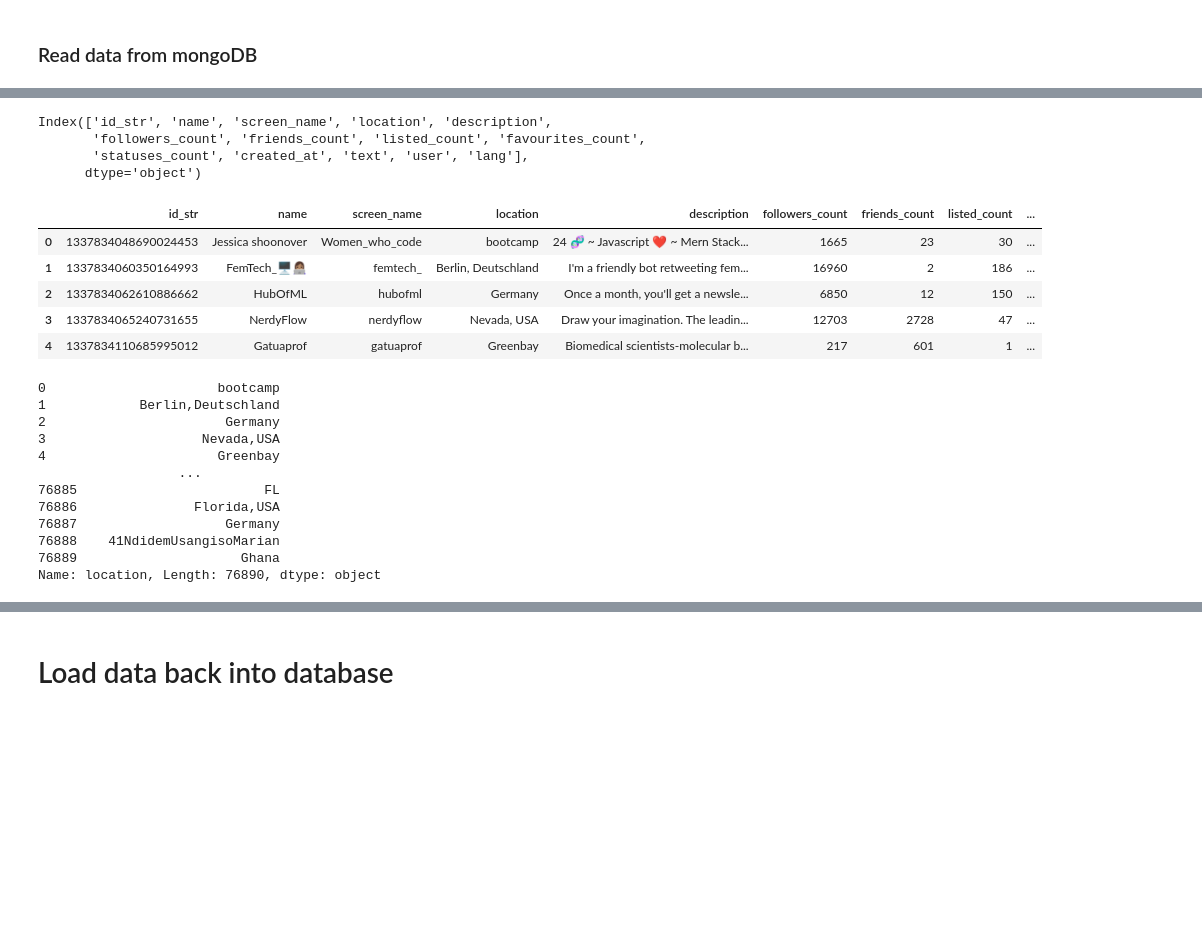
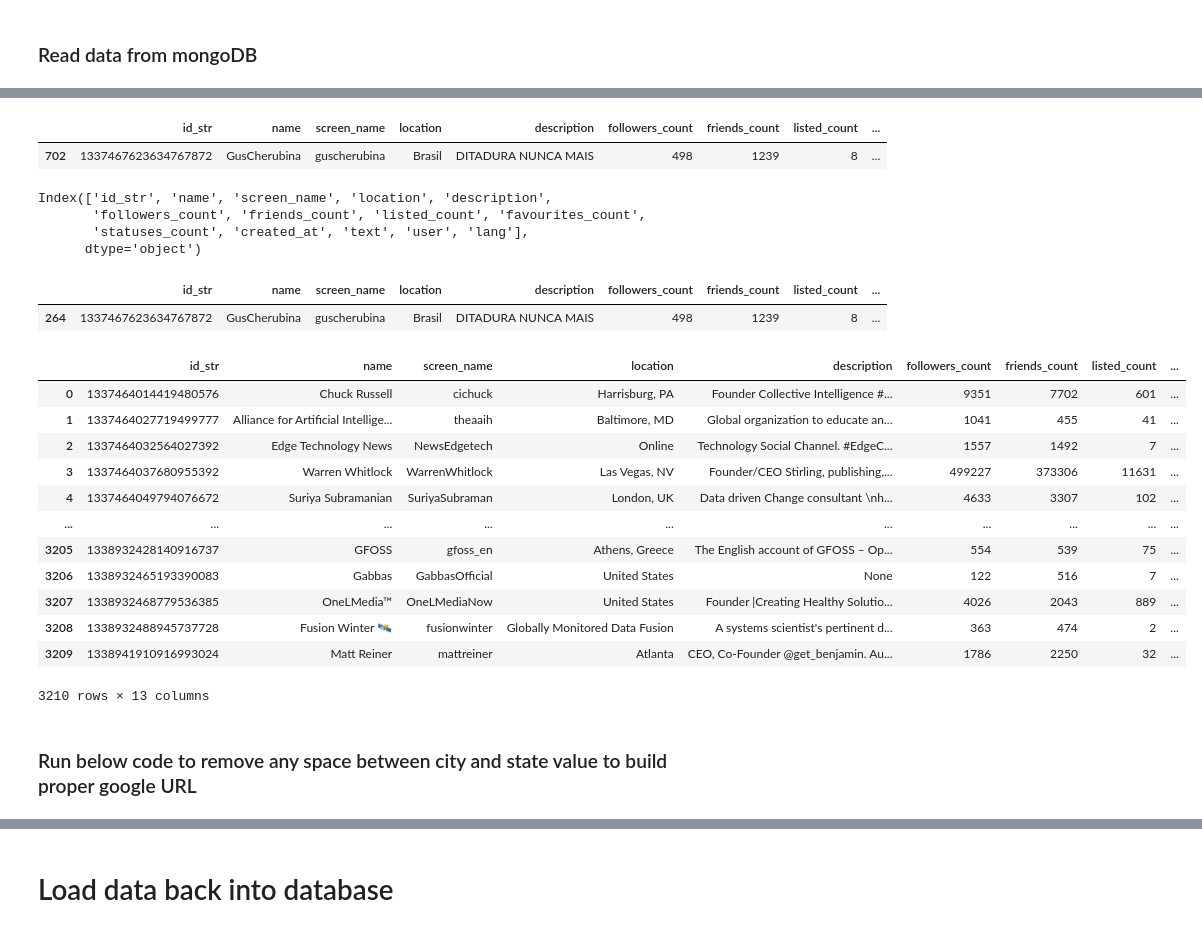
Before and after one commit to drainganggtb/ETL_Pipeline_with_Python, a Jupyter notebook: TweepywithMongoDB.ipynb, the cells around one changed output, grey strips where cells are left out. Cells and saved outputs as stored; diff of their text form; code cells hidden in the pictures; blank space fills up the shorter version.

```diff
--- a/TweepywithMongoDB.ipynb
+++ b/TweepywithMongoDB.ipynb
@@ -81,7 +94,7 @@ from pymongo import MongoClient
 # %%
 client = MongoClient("mongodb://localhost:27017")
 # %%
-db = client['twitter_db']
+db = client['twitterdb']
 # %%
 #db.tweets.drop()
 # %%
@@ -101,9 +128,11 @@ df.head()
 # %%
-# Drop unwanted columns
+# prepare a list to Drop unwanted columns
 list_unwanted_col = ['_id','id','truncated','in_reply_to_status_id','in_reply_to_status_id_str','in_reply_to_user_id','in_reply_to_user_id_str',\
                     'in_reply_to_screen_name','geo','coordinates','retweet_count','place','contributors','is_quote_status','extended_tweet','quote_count','reply_count',\
                     'favorite_count','entities','favorited','retweeted','possibly_sensitive','filter_level','timestamp_ms','quoted_status_id',\
-                    'quoted_status_id_str','quoted_status','quoted_status_permalink','retweeted_status','display_text_range','extended_entities', 'withheld_in_countries', 'created_at', 'source']
+                    'quoted_status_id_str','quoted_status','quoted_status_permalink','retweeted_status','display_text_range','extended_entities','created_at', 'source']
+
+# create a new data frame with clean data
 new_df = df.drop(list_unwanted_col,axis=1)
 # %%
 new_df.head()
@@ -150,0 +224,3 @@ user_df
+# %%
+user_df=user_df.drop_duplicates(subset=['id'])
+user_df
@@ -219,3 +332,8 @@ clean_user_df
+# %%
+clean_user_df.loc[clean_user_df['name'] == 'GusCherubina' ]
+# %% [output]
+|  | id_str | name | screen_name | location | description | followers_count | friends_count | listed_count | ... |
+| 702 | 1337467623634767872 | GusCherubina | guscherubina | Brasil | DITADURA NUNCA MAIS | 498 | 1239 | 8 | ... |
 # %%
 # Merge new_df clean_user_df
 combined_df = clean_user_df.merge(new_df,on='id_str')
@@ -227,29 +345,26 @@ Index(['id_str', 'name', 'screen_name', 'location', 'description',
       dtype='object')
 # %%
 combined_df=combined_df.drop(columns=['user'])
+# %%
+combined_df.loc[combined_df['name'] == 'GusCherubina' ]
+# %% [output]
+|  | id_str | name | screen_name | location | description | followers_count | friends_count | listed_count | ... |
+| 264 | 1337467623634767872 | GusCherubina | guscherubina | Brasil | DITADURA NUNCA MAIS | 498 | 1239 | 8 | ... |
 # %%
-combined_df.head()
+combined_df
 # %% [output]
 |  | id_str | name | screen_name | location | description | followers_count | friends_count | listed_count | ... |
-| 0 | 1337834048690024453 | Jessica shoonover | Women_who_code | bootcamp | 24 🧬 ~ Javascript ❤️ ~ Mern Stack... | 1665 | 23 | 30 | ... |
-| 1 | 1337834060350164993 | FemTech_🖥👩🏽‍💻 | femtech_ | Berlin, Deutschland | I'm a friendly bot retweeting fem... | 16960 | 2 | 186 | ... |
-| 2 | 1337834062610886662 | HubOfML | hubofml | Germany | Once a month, you'll get a newsle... | 6850 | 12 | 150 | ... |
-| 3 | 1337834065240731655 | NerdyFlow | nerdyflow | Nevada, USA | Draw your imagination. The leadin... | 12703 | 2728 | 47 | ... |
-| 4 | 1337834110685995012 | Gatuaprof | gatuaprof | Greenbay | Biomedical scientists-molecular b... | 217 | 601 | 1 | ... |
+| 0 | 1337464014419480576 | Chuck Russell | cichuck | Harrisburg, PA | Founder Collective Intelligence #... | 9351 | 7702 | 601 | ... |
+| 1 | 1337464027719499777 | Alliance for Artificial Intellige... | theaaih | Baltimore, MD | Global organization to educate an... | 1041 | 455 | 41 | ... |
+| 2 | 1337464032564027392 | Edge Technology News | NewsEdgetech | Online | Technology Social Channel. #EdgeC... | 1557 | 1492 | 7 | ... |
+| 3 | 1337464037680955392 | Warren Whitlock | WarrenWhitlock | Las Vegas, NV | Founder/CEO Stirling, publishing,... | 499227 | 373306 | 11631 | ... |
+| 4 | 1337464049794076672 | Suriya Subramanian | SuriyaSubraman | London, UK | Data driven Change consultant \nh... | 4633 | 3307 | 102 | ... |
+| ... | ... | ... | ... | ... | ... | ... | ... | ... | ... |
+| 3205 | 1338932428140916737 | GFOSS | gfoss_en | Athens, Greece | The English account of GFOSS – Op... | 554 | 539 | 75 | ... |
+| 3206 | 1338932465193390083 | Gabbas | GabbasOfficial | United States | None | 122 | 516 | 7 | ... |
+| 3207 | 1338932468779536385 | OneLMedia™ | OneLMediaNow | United States | Founder |Creating Healthy Solutio... | 4026 | 2043 | 889 | ... |
+| 3208 | 1338932488945737728 | Fusion Winter 🛰️ | fusionwinter | Globally Monitored Data Fusion | A systems scientist's pertinent d... | 363 | 474 | 2 | ... |
+| 3209 | 1338941910916993024 | Matt Reiner | mattreiner | Atlanta | CEO, Co-Founder @get_benjamin. Au... | 1786 | 2250 | 32 | ... |
+3210 rows × 13 columns
-# %%
-# identify lat & lang based on location column
-user_locations = combined_df['location'].str.replace(' ','')
-user_locations
-# %% [output]
-0                      bootcamp
-1            Berlin,Deutschland
-2                       Germany
-3                    Nevada,USA
-4                      Greenbay
-                  ...
-76885                        FL
-76886               Florida,USA
-76887                   Germany
-76888    41NdidemUsangisoMarian
-76889                     Ghana
-Name: location, Length: 76890, dtype: object
+# %% [markdown]
+### Run below code to remove any space between city and state value to build proper google URL
```
Also changed, not shown: parts of 44 cells of this notebook.
